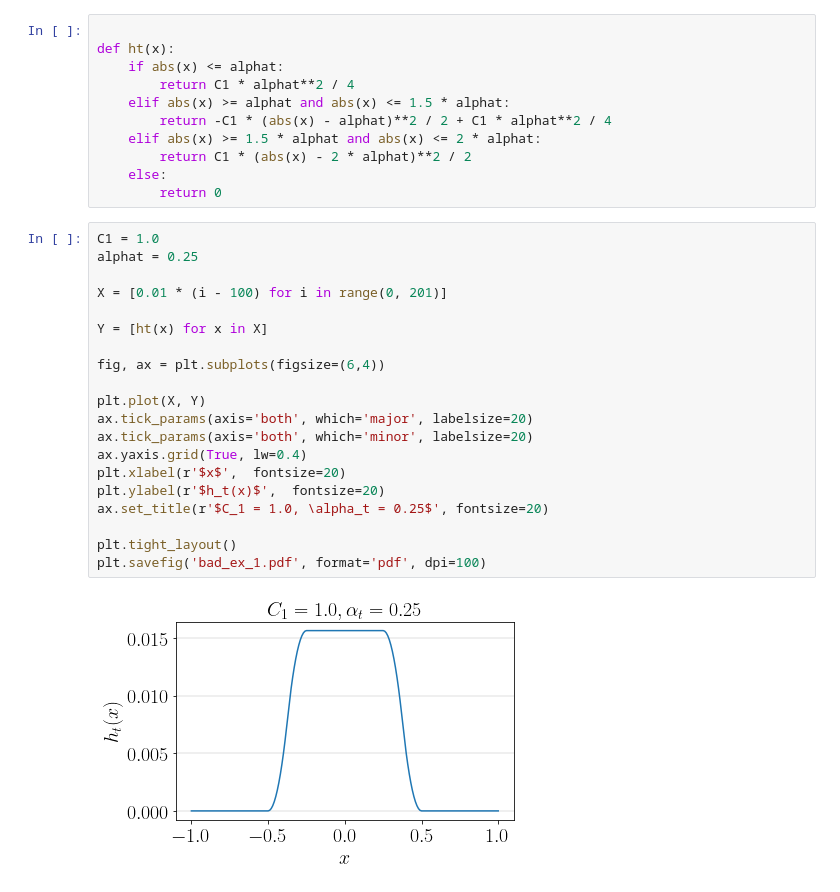
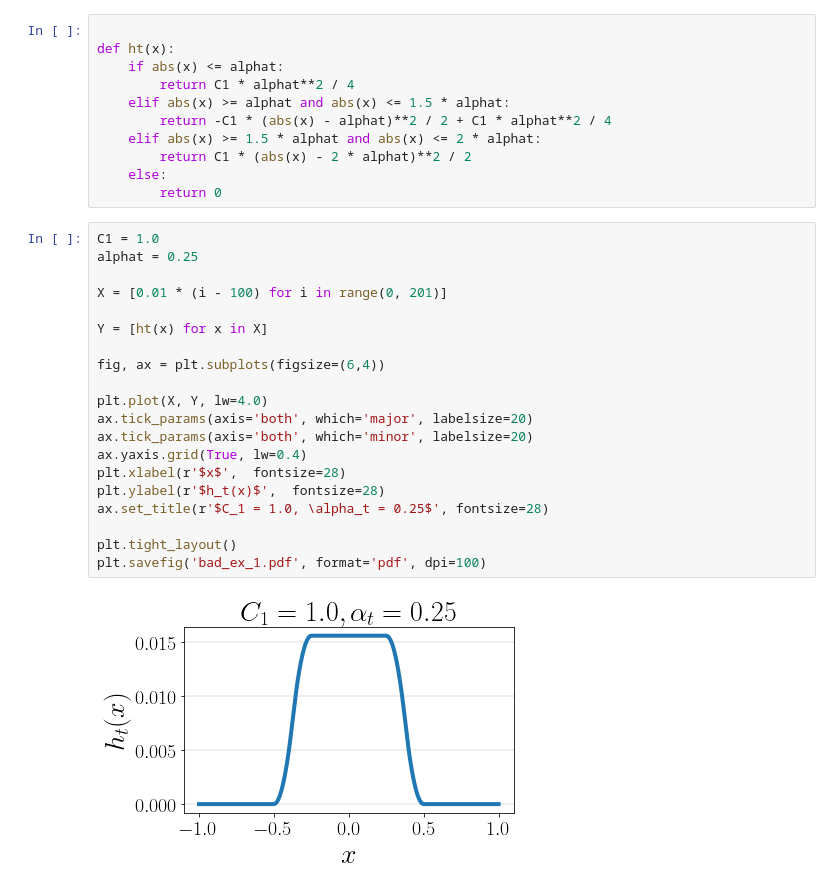
Before and after one commit to VirtuosoResearch/Noise-stability-optimization, a Jupyter notebook: notebooks/lower-bound-example.ipynb, the cells around one changed output. Saved outputs shown, nothing was run; the diff lists cells and outputs as text.

```diff
--- a/notebooks/lower-bound-example.ipynb
+++ b/notebooks/lower-bound-example.ipynb
@@ -24,25 +24,25 @@ def ht(x):
 # %%
 C1 = 1.0
 alphat = 0.25
 
 X = [0.01 * (i - 100) for i in range(0, 201)]
 
 Y = [ht(x) for x in X]
 
 fig, ax = plt.subplots(figsize=(6,4))
 
-plt.plot(X, Y)
+plt.plot(X, Y, lw=4.0)
 ax.tick_params(axis='both', which='major', labelsize=20)
 ax.tick_params(axis='both', which='minor', labelsize=20)
 ax.yaxis.grid(True, lw=0.4)
-plt.xlabel(r'$x$',  fontsize=20)
-plt.ylabel(r'$h_t(x)$',  fontsize=20)
-ax.set_title(r'$C_1 = 1.0, \alpha_t = 0.25$', fontsize=20)
+plt.xlabel(r'$x$',  fontsize=28)
+plt.ylabel(r'$h_t(x)$',  fontsize=28)
+ax.set_title(r'$C_1 = 1.0, \alpha_t = 0.25$', fontsize=28)
 
 plt.tight_layout()
 plt.savefig('bad_ex_1.pdf', format='pdf', dpi=100)
 # %% [output]
-[figure, old version]
+[figure, new version]
 # %%
 C1 = 1.0
 alphat = 0.5
```
Also changed, not shown: parts of 2 cells of this notebook, 3 other files.
